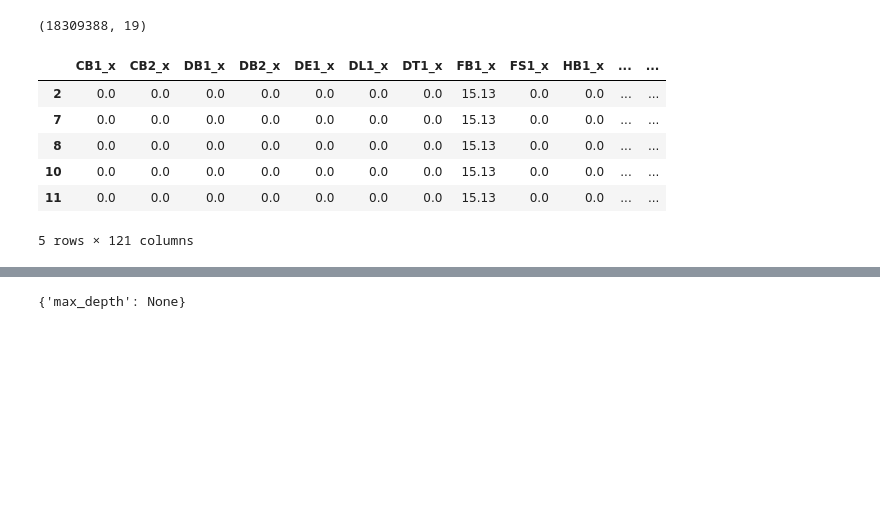
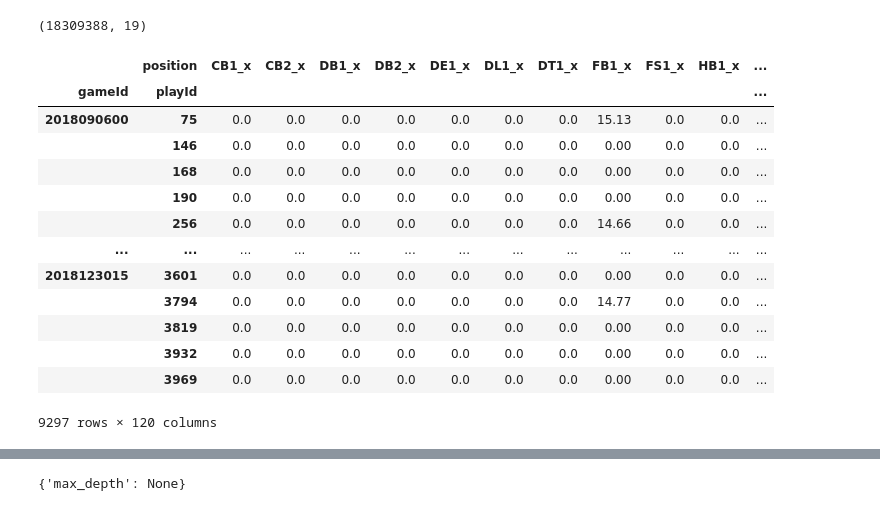
Before and after one commit to andrewbakert/NFL_Pass_Pred, a Jupyter notebook: form_pred.ipynb, the cells around one changed output, grey strips where cells are left out. Saved outputs shown, nothing was run; the diff lists cells and outputs as text; code cells hidden in the pictures; blank space fills up the shorter version.

```diff
--- a/form_pred.ipynb
+++ b/form_pred.ipynb
@@ -82,0 +96,3 @@ starting_pos[cols] = starting_pos[x_col].notnull()
+# %%
+# Get number of positions on field as str
+starting_pos_count = starting_off_pers.groupby(['gameId', 'playId', 'position', 'team'])['position'].apply(lambda x: x.cumsum())
@@ -83,3 +125,21 @@ starting_pos[cols] = starting_pos[x_col].notnull()
 # %%
 starting_pos.fillna(0, inplace=True)
+# %%
+#turning into sparse matrix
+starting_pos
+# %% [output]
+|  | position | CB1_x | CB2_x | DB1_x | DB2_x | DE1_x | DL1_x | DT1_x | FB1_x | FS1_x | HB1_x | ... |
+| gameId | playId |  |  |  |  |  |  |  |  |  |  | ... |
+| 2018090600 | 75 | 0.0 | 0.0 | 0.0 | 0.0 | 0.0 | 0.0 | 0.0 | 15.13 | 0.0 | 0.0 | ... |
+|  | 146 | 0.0 | 0.0 | 0.0 | 0.0 | 0.0 | 0.0 | 0.0 | 0.00 | 0.0 | 0.0 | ... |
+|  | 168 | 0.0 | 0.0 | 0.0 | 0.0 | 0.0 | 0.0 | 0.0 | 0.00 | 0.0 | 0.0 | ... |
+|  | 190 | 0.0 | 0.0 | 0.0 | 0.0 | 0.0 | 0.0 | 0.0 | 0.00 | 0.0 | 0.0 | ... |
+|  | 256 | 0.0 | 0.0 | 0.0 | 0.0 | 0.0 | 0.0 | 0.0 | 14.66 | 0.0 | 0.0 | ... |
+| ... | ... | ... | ... | ... | ... | ... | ... | ... | ... | ... | ... | ... |
+| 2018123015 | 3601 | 0.0 | 0.0 | 0.0 | 0.0 | 0.0 | 0.0 | 0.0 | 0.00 | 0.0 | 0.0 | ... |
+|  | 3794 | 0.0 | 0.0 | 0.0 | 0.0 | 0.0 | 0.0 | 0.0 | 14.77 | 0.0 | 0.0 | ... |
+|  | 3819 | 0.0 | 0.0 | 0.0 | 0.0 | 0.0 | 0.0 | 0.0 | 0.00 | 0.0 | 0.0 | ... |
+|  | 3932 | 0.0 | 0.0 | 0.0 | 0.0 | 0.0 | 0.0 | 0.0 | 0.00 | 0.0 | 0.0 | ... |
+|  | 3969 | 0.0 | 0.0 | 0.0 | 0.0 | 0.0 | 0.0 | 0.0 | 0.00 | 0.0 | 0.0 | ... |
+9297 rows × 120 columns
 # %%
@@ -86,13 +147,3 @@ starting_pos.fillna(0, inplace=True)
 data = starting_pos.merge(starting_off_pers[['gameId', 'playId', 'offenseFormation']],
                    left_index=True,
                    right_on=['gameId', 'playId']).drop(['gameId', 'playId'], axis=1)
-# %%
-data.head()
-# %% [output]
-|  | CB1_x | CB2_x | DB1_x | DB2_x | DE1_x | DL1_x | DT1_x | FB1_x | FS1_x | HB1_x | ... | ... |
-| 2 | 0.0 | 0.0 | 0.0 | 0.0 | 0.0 | 0.0 | 0.0 | 15.13 | 0.0 | 0.0 | ... | ... |
-| 7 | 0.0 | 0.0 | 0.0 | 0.0 | 0.0 | 0.0 | 0.0 | 15.13 | 0.0 | 0.0 | ... | ... |
-| 8 | 0.0 | 0.0 | 0.0 | 0.0 | 0.0 | 0.0 | 0.0 | 15.13 | 0.0 | 0.0 | ... | ... |
-| 10 | 0.0 | 0.0 | 0.0 | 0.0 | 0.0 | 0.0 | 0.0 | 15.13 | 0.0 | 0.0 | ... | ... |
-| 11 | 0.0 | 0.0 | 0.0 | 0.0 | 0.0 | 0.0 | 0.0 | 15.13 | 0.0 | 0.0 | ... | ... |
-5 rows × 121 columns
```
Also changed, not shown: parts of 50 cells of this notebook.
